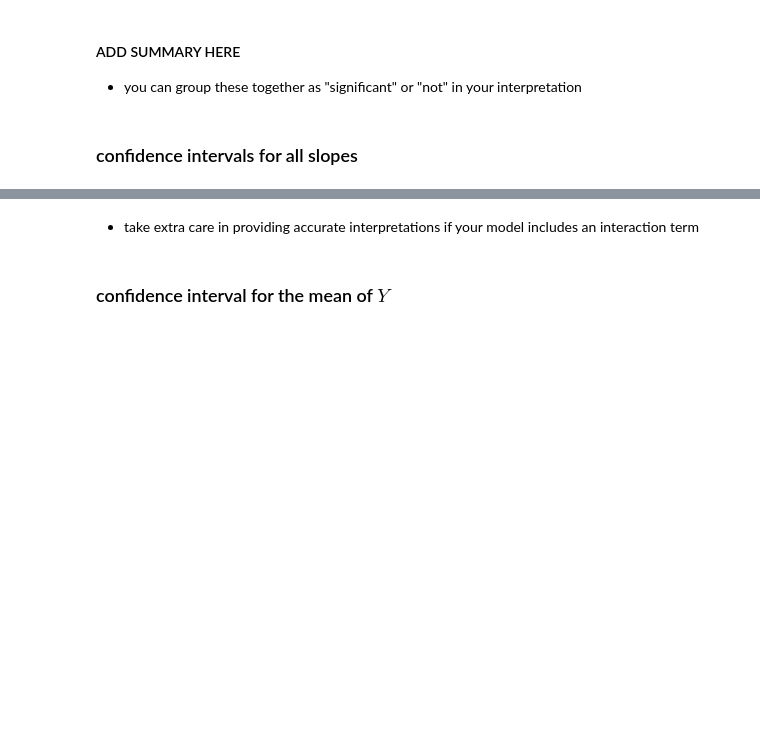
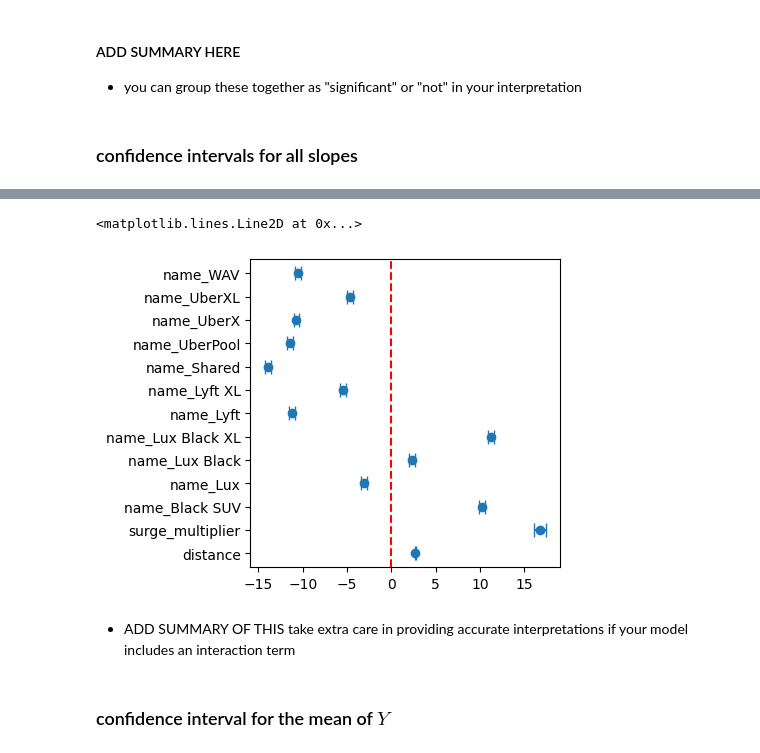
Before and after one commit to ksbuffaloe/Data-5600, a Jupyter notebook: 02_project/scripts/rideshare_projects.ipynb, the cells around one changed output, grey strips where cells are left out. Saved outputs shown, nothing was run; the diff lists cells and outputs as text; code cells hidden in the pictures; blank space fills up the shorter version.

Commit message:
added confidence intervals

```diff
--- a/02_project/scripts/rideshare_projects.ipynb
+++ b/02_project/scripts/rideshare_projects.ipynb
@@ -849,4 +871,31 @@ plt.show()
+# %%
+# Construct confidence interval data frame.
+res_conf_int = {
+    'term': res.conf_int().index.tolist(),
+    'coef': res.params.tolist(),
+    'conf_low': res.conf_int().loc[:, 0].tolist(),
+    'conf_high': res.conf_int().loc[:, 1].tolist()
+}
+
+df = pd.DataFrame(res_conf_int)
+
+# Selecting just slopes
+df = df[df['term'] != 'const']
+
+# Plotting the confidence interval
+plt.figure(figsize=(4, 4))
+# plt.errorbar(df['term'], df['coef'],
+#              yerr=[df['coef'] - df['conf_low'], df['conf_high'] - df['coef']],
+#              fmt='o', capsize=5, label='Estimates')
+# plt.axhline(0, color='red', linestyle='--', label='y=0')
+plt.errorbar(df['coef'], df['term'],
+             xerr=[df['coef'] - df['conf_low'], df['conf_high'] - df['coef']],
+             fmt='o', capsize=5, label='Estimates')
+plt.axvline(0, color='red', linestyle='--', label='y=0')
+# %% [output]
+<matplotlib.lines.Line2D at 0x...>
+[figure, added]
 # %% [markdown]
-- take extra care in providing accurate interpretations if your model includes an interaction term
+- ADD SUMMARY OF THIS take extra care in providing accurate interpretations if your model includes an interaction term
 # %% [markdown]
 ### confidence interval for the mean of  $ Y $
```
Also changed, not shown: parts of 6 cells of this notebook.
